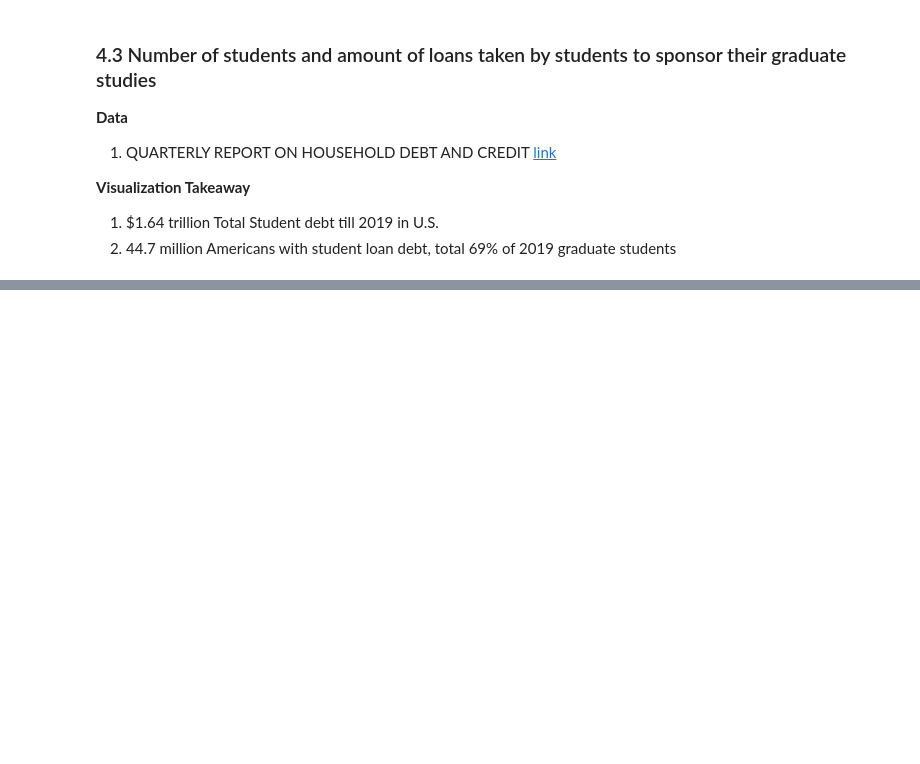
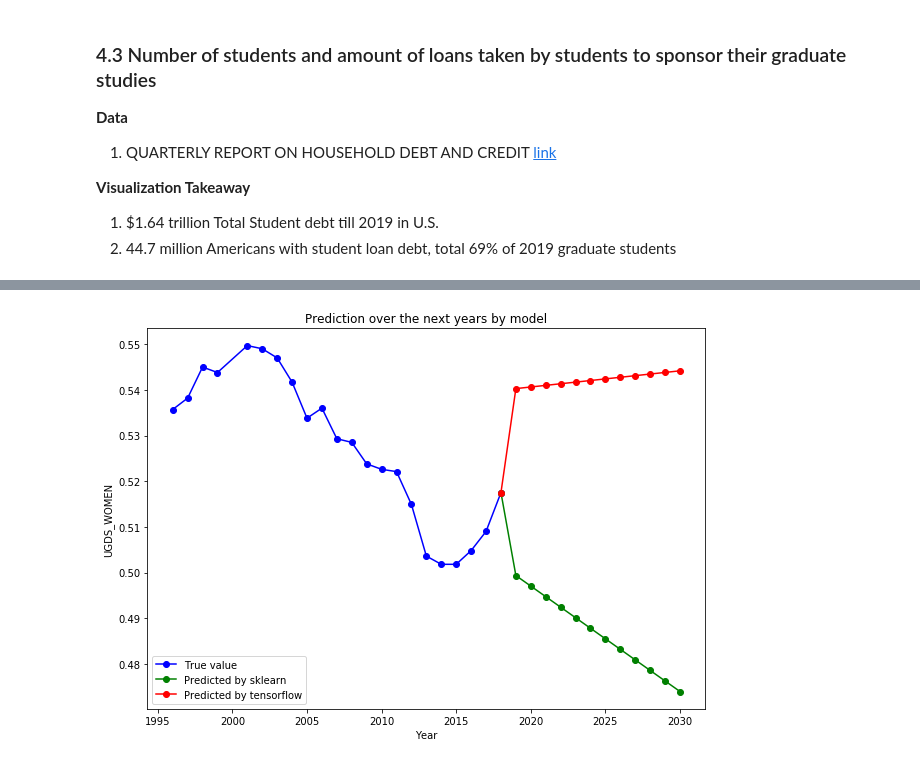
Before and after one commit to YJDave/cs418-s20-cs418_spring20_mighty_python, a Jupyter notebook: main.ipynb, the cells around one changed output, grey strips where cells are left out. Saved outputs shown, nothing was run; the diff lists cells and outputs as text; code cells hidden in the pictures; blank space fills up the shorter version.

Commit message:
Add machine learning model by sklearn and tensorflow to predict numbrs in 2030 at UIC.

```diff
--- a/main.ipynb
+++ b/main.ipynb
@@ -391,0 +405,9 @@ data
+# %%
+
+UIC_UNITID = 145600
+uic = pd.DataFrame()
+for i in range(1996, 2019):
+    df = pd.read_csv('../CollegeScorecard_Raw_Data/MERGED{:04d}_{}_PP.csv'.format(i, str(i+1)[2:]), low_memory=False)
+    uic = uic.append(df[df['UNITID'] == UIC_UNITID])
+
+uic
@@ -391,0 +536,4 @@ data
+# %%
+column_name = 'UGDS_WOMEN'
+y1 = predict_using_sklearn(uic, column_name)[1]
+y2 = predict_using_tensorflow(uic, column_name)
@@ -391,0 +545,42 @@ data
+# %%
+def plot_predicted_value_graph(column_name):
+    x = list(uic[uic[column_name]!=0]['year'])
+    yo = list(uic[uic[column_name]!=0][column_name])
+    fig, axs = plt.subplots(nrows=1, figsize=(10, 7))
+    plot_graph(x, yo, '-ob', "Year", column_name, "Prediction over the next years by model", label='True value')
+
+    x = [i for i in range(2018, 2031)]
+    y  = [i[0] for i in y1]
+    y.insert(0, yo[-1])
+    plot_graph(x, y, '-og', "Year", column_name, "Prediction over the next years by model", label='Predicted by sklearn')
+
+    y = list(y2)
+    y.insert(0, yo[-1])
+    plot_graph(x, y, '-or', "Year", column_name, "Prediction over the next years by model", label='Predicted by tensorflow')
+    plt.legend()
+
+# # print(y1, y2)
+# # print(list(**y1))
+# # print([i[0] for i in y1])
+# x = list(uic[uic[column_name]!=0]['year'])
+# yo = list(uic[uic[column_name]!=0][column_name])
+# fig, axs = plt.subplots(nrows=1, figsize=(10, 7))
+# plot_graph(x, yo, '-ob', "Year", column_name, "Prediction over the next years by model", label='True value')
+# # print(x, y)
+# x = [i for i in range(2018, 2031)]
+# y  = [i[0] for i in y1]
+# y.insert(0, yo[-1])
+# # print(y)
+# plot_graph(x, y, '-og', "Year", column_name, "Prediction over the next years by model", label='Predicted by sklearn')
+# # type(y2)
+# y = list(y2)
+# y.insert(0, yo[-1])
+# # print(y)
+# plot_graph(x, y, '-or', "Year", column_name, "Prediction over the next years by model", label='Predicted by tensorflow')
+# plt.legend()
+# # plt.title("")
+# # plt.xticks(x)
+# # print()
+plot_predicted_value_graph(column_name)
+# %% [output]
+[figure, added]
```
Also changed, not shown: parts of 9 cells of this notebook.
